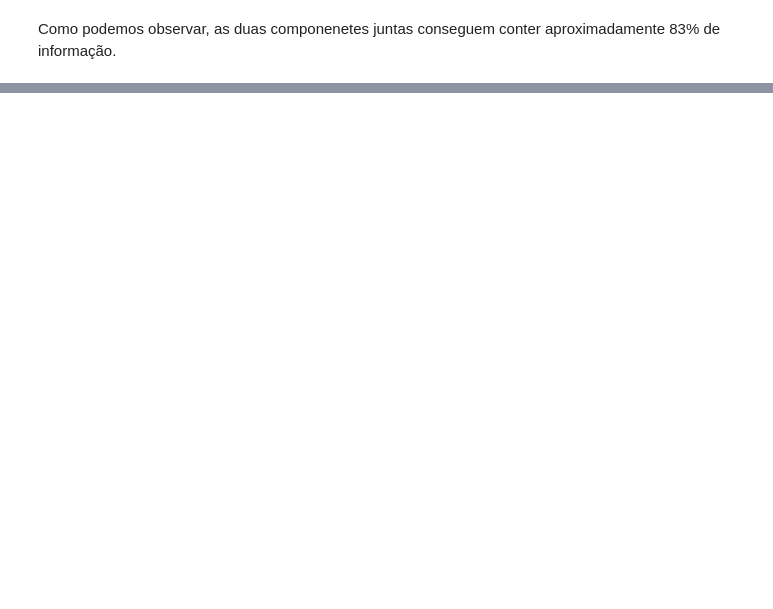
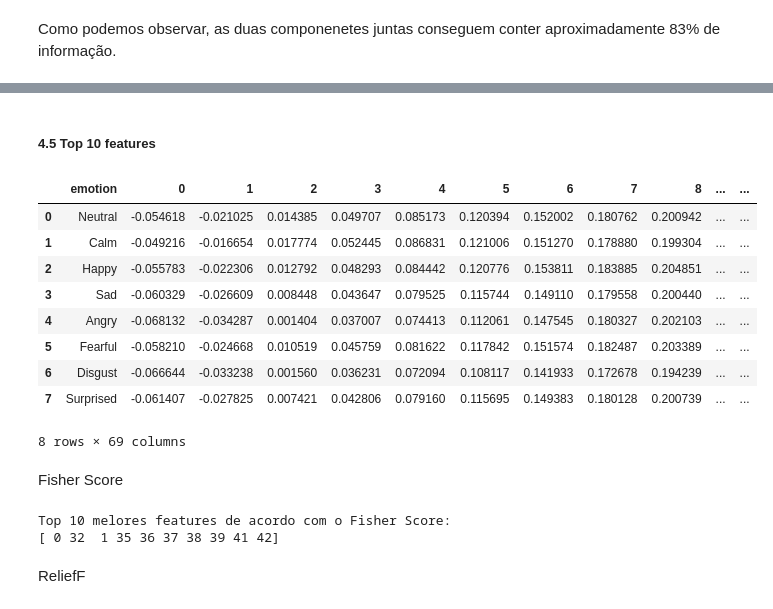
Before and after one commit to cmom2002/TCD, a Jupyter notebook: Part_A/020245868_2020246886_EA2023.ipynb, the cells around one changed output, grey strips where cells are left out. Saved outputs shown, nothing was run; the diff lists cells and outputs as text; code cells hidden in the pictures; blank space fills up the shorter version.

```diff
--- a/Part_A/020245868_2020246886_EA2023.ipynb
+++ b/Part_A/020245868_2020246886_EA2023.ipynb
@@ -681,0 +786,46 @@ pca_graph(all_pca_table)
+# %% [markdown]
+##### 4.5 Top 10 features
+# %%
+def join_coordinates(df):
+    new_d = {}
+    new_d["emotion"] = df["emotion"]
+    for i in range(68):
+        aux = []
+        for j in range(len(df["emotion"])):
+            aux.append((df["x_" + str(i)][j] + df["y_" + str(i)][j]) / 2)
+        new_d[i] = aux
+
+    new_df = pd.DataFrame(new_d)
+
+    return new_df
+
+all_landmarks_feature = join_coordinates(all_df_feature_set)
+all_data = np.array(all_landmarks_feature.drop("emotion", axis=1))
+all_target = np.array(all_landmarks_feature["emotion"])
+display(all_landmarks_feature)
+# %% [output]
+|  | emotion | 0 | 1 | 2 | 3 | 4 | 5 | 6 | 7 | 8 | ... | ... |
+| 0 | Neutral | -0.054618 | -0.021025 | 0.014385 | 0.049707 | 0.085173 | 0.120394 | 0.152002 | 0.180762 | 0.200942 | ... | ... |
+| 1 | Calm | -0.049216 | -0.016654 | 0.017774 | 0.052445 | 0.086831 | 0.121006 | 0.151270 | 0.178880 | 0.199304 | ... | ... |
+| 2 | Happy | -0.055783 | -0.022306 | 0.012792 | 0.048293 | 0.084442 | 0.120776 | 0.153811 | 0.183885 | 0.204851 | ... | ... |
+| 3 | Sad | -0.060329 | -0.026609 | 0.008448 | 0.043647 | 0.079525 | 0.115744 | 0.149110 | 0.179558 | 0.200440 | ... | ... |
+| 4 | Angry | -0.068132 | -0.034287 | 0.001404 | 0.037007 | 0.074413 | 0.112061 | 0.147545 | 0.180327 | 0.202103 | ... | ... |
+| 5 | Fearful | -0.058210 | -0.024668 | 0.010519 | 0.045759 | 0.081622 | 0.117842 | 0.151574 | 0.182487 | 0.203389 | ... | ... |
+| 6 | Disgust | -0.066644 | -0.033238 | 0.001560 | 0.036231 | 0.072094 | 0.108117 | 0.141933 | 0.172678 | 0.194239 | ... | ... |
+| 7 | Surprised | -0.061407 | -0.027825 | 0.007421 | 0.042806 | 0.079160 | 0.115695 | 0.149383 | 0.180128 | 0.200739 | ... | ... |
+8 rows × 69 columns
+# %% [markdown]
+Fisher Score
+# %%
+def features_fisher_score(data, target):
+    return fisher_score.fisher_score(data, target)
+
+all_fisher_score = features_fisher_score(all_data, all_target)
+
+print("Top 10 melores features de acordo com o Fisher Score:")
+print(all_fisher_score[:10])
+# %% [output]
+Top 10 melores features de acordo com o Fisher Score:
+[ 0 32  1 35 36 37 38 39 41 42]
+# %% [markdown]
+ReliefF
```
Also changed, not shown: parts of 24 cells of this notebook, 3 other files.
